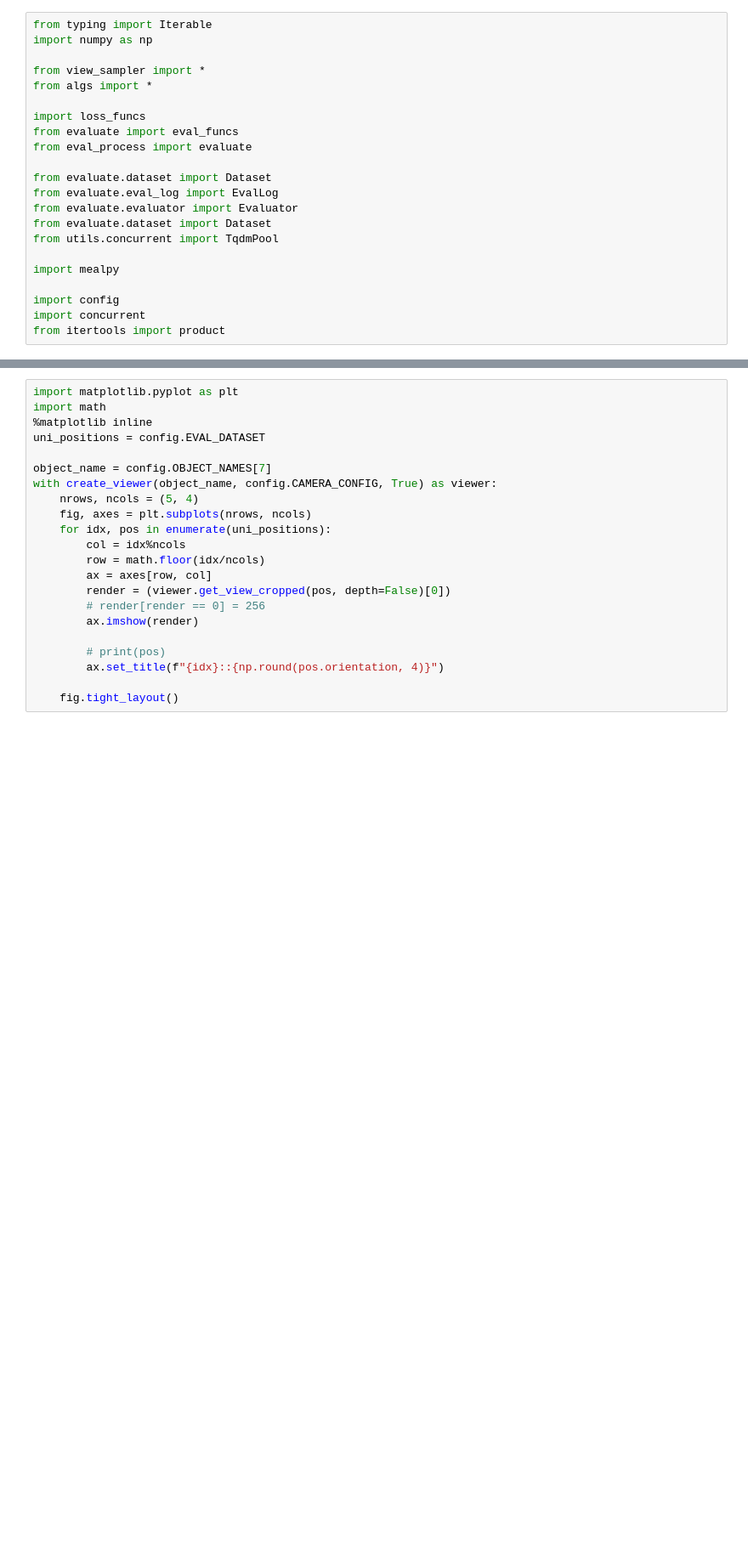
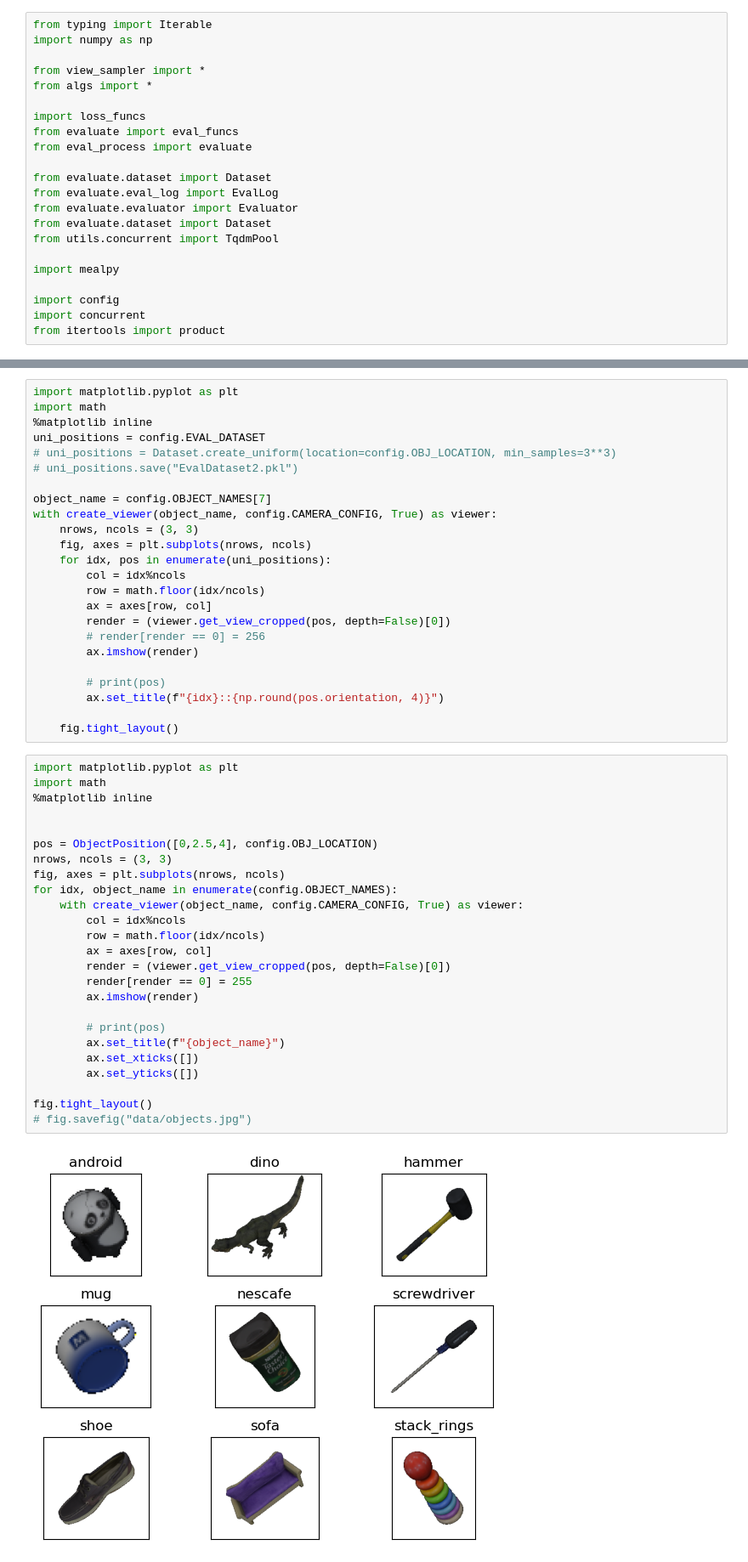
Before and after one commit to giladfrid009/3DoF-Orient-Detection, a Jupyter notebook: Eval1.ipynb, the cells around one changed output, grey strips where cells are left out. Shown at 85% size. Saved outputs shown, nothing was run; the diff lists cells and outputs as text; blank space fills up the shorter version.

Commit message:
alot of plots, and a few bug fixes

```diff
--- a/Eval1.ipynb
+++ b/Eval1.ipynb
@@ -66,10 +58,12 @@ import matplotlib.pyplot as plt
 import math
 %matplotlib inline
 uni_positions = config.EVAL_DATASET
+# uni_positions = Dataset.create_uniform(location=config.OBJ_LOCATION, min_samples=3**3)
+# uni_positions.save("EvalDataset2.pkl")
 
 object_name = config.OBJECT_NAMES[7]
 with create_viewer(object_name, config.CAMERA_CONFIG, True) as viewer:
-    nrows, ncols = (5, 4)
+    nrows, ncols = (3, 3)
     fig, axes = plt.subplots(nrows, ncols)
     for idx, pos in enumerate(uni_positions):
         col = idx%ncols
@@ -83,3 +77,30 @@ with create_viewer(object_name, config.CAMERA_CONFIG, True) as viewer:
         ax.set_title(f"{idx}::{np.round(pos.orientation, 4)}")
 
     fig.tight_layout()
+# %%
+import matplotlib.pyplot as plt
+import math
+%matplotlib inline
+
+
+pos = ObjectPosition([0,2.5,4], config.OBJ_LOCATION)
+nrows, ncols = (3, 3)
+fig, axes = plt.subplots(nrows, ncols)
+for idx, object_name in enumerate(config.OBJECT_NAMES):
+    with create_viewer(object_name, config.CAMERA_CONFIG, True) as viewer:
+        col = idx%ncols
+        row = math.floor(idx/ncols)
+        ax = axes[row, col]
+        render = (viewer.get_view_cropped(pos, depth=False)[0])
+        render[render == 0] = 255
+        ax.imshow(render)
+
+        # print(pos)
+        ax.set_title(f"{object_name}")
+        ax.set_xticks([])
+        ax.set_yticks([])
+
+fig.tight_layout()
+# fig.savefig("data/objects.jpg")
+# %% [output]
+[figure, added]
```
Also changed, not shown: parts of 1 cell of this notebook, 26 other files.
